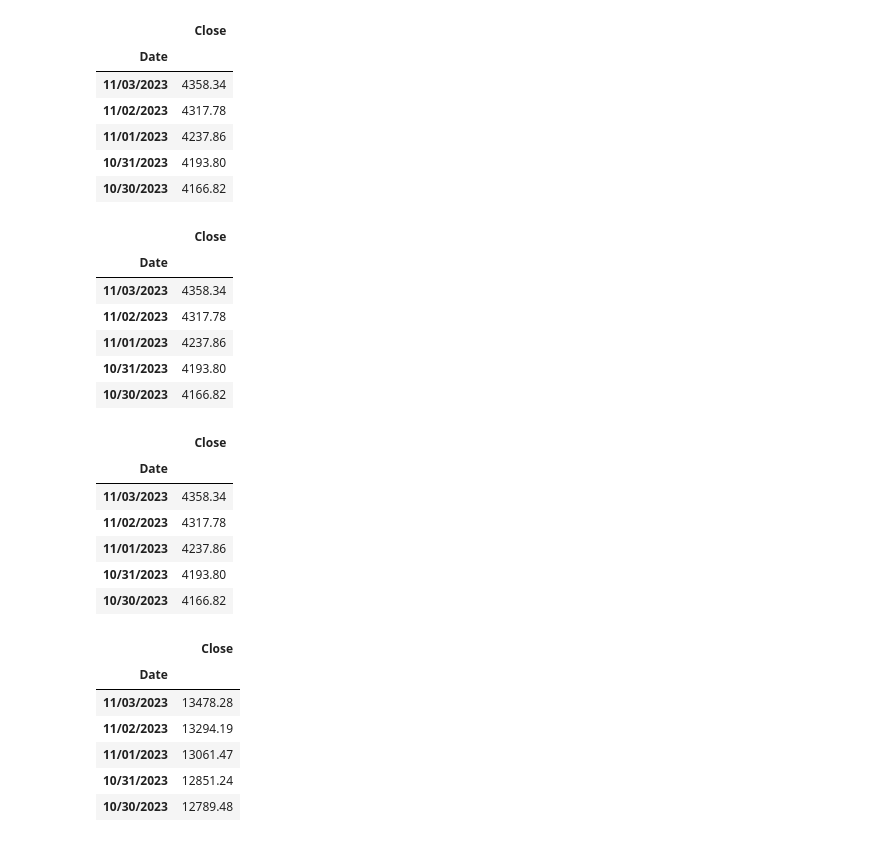
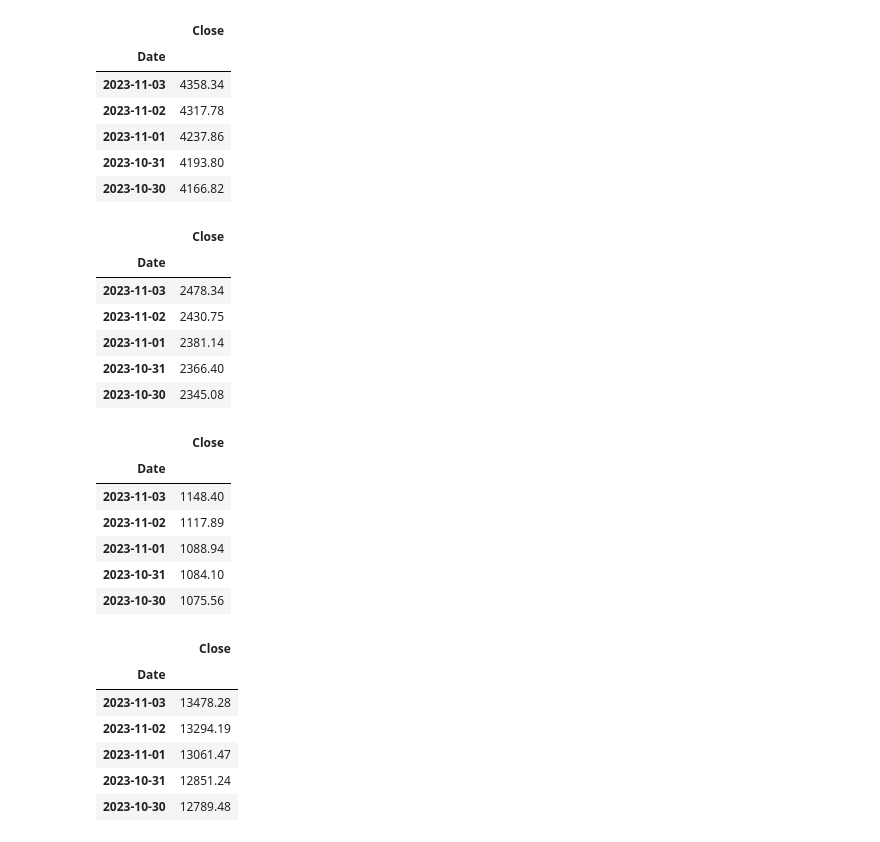
Before and after one commit to Graci98/Group-1, a Jupyter notebook: investment_analysis.ipynb, the cells around one changed output. Drawn from its saved outputs; the diff is of its cells as text; code cells hidden in the pictures.

Commit message:
Fixed some issues with cleaning the data and entered all the code for quantitative analysis.

```diff
--- a/investment_analysis.ipynb
+++ b/investment_analysis.ipynb
@@ -11,71 +12,83 @@ from pathlib import Path
 ## Read in CSV files and Clean data
 # %%
 # Read in S&P 500 (SPX), set Date as index, drop extra columns (keep the "Close" column), and drop nulls
-spx_data = pd.read_csv(Path("./SPX.csv"), index_col="Date")
+spx_data = pd.read_csv(Path("./SPX.csv"))
 spx_data = spx_data.drop(columns=["Open", "High", "Low"])
 spx_data["Close"] = spx_data["Close"].str.replace(',','')
 spx_data["Close"].replace({'Close': None},inplace =True, regex= True)
+spx_data["Date"].replace({'Date': None},inplace =True, regex= True)
+spx_data["Close"] = spx_data["Close"].astype("float")
+spx_data = spx_data.set_index("Date")
+spx_data.index = pd.to_datetime(spx_data.index)
 spx_data = spx_data.dropna().copy()
-spx_data["Close"] = spx_data["Close"].astype("float")
 spx_data.head()
 # %% [output]
 |  | Close |
 | Date |  |
-| 11/03/2023 | 4358.34 |
-| 11/02/2023 | 4317.78 |
-| 11/01/2023 | 4237.86 |
-| 10/31/2023 | 4193.80 |
-| 10/30/2023 | 4166.82 |
+| 2023-11-03 | 4358.34 |
+| 2023-11-02 | 4317.78 |
+| 2023-11-01 | 4237.86 |
+| 2023-10-31 | 4193.80 |
+| 2023-10-30 | 4166.82 |
 # %%
 # Read in S&P 400 MidCap Index (MID), set Date as index, drop extra columns (keep the "Close" column), and drop nulls
-sp400_data = pd.read_csv(Path("./sp400_MID.csv"), index_col="Date")
+sp400_data = pd.read_csv(Path("./sp400_MID.csv"))
 sp400_data = sp400_data.drop(columns=["Open", "High", "Low"])
 sp400_data["Close"] = sp400_data["Close"].str.replace(',','')
 sp400_data["Close"].replace({'Close': None},inplace =True, regex= True)
-sp400_data = spx_data.dropna().copy()
+sp400_data["Date"].replace({'Date': None},inplace =True, regex= True)
 sp400_data["Close"] = sp400_data["Close"].astype("float")
+sp400_data = sp400_data.set_index("Date")
+sp400_data.index = pd.to_datetime(sp400_data.index)
+sp400_data = sp400_data.dropna().copy()
 sp400_data.head()
 # %% [output]
 |  | Close |
 | Date |  |
-| 11/03/2023 | 4358.34 |
-| 11/02/2023 | 4317.78 |
-| 11/01/2023 | 4237.86 |
-| 10/31/2023 | 4193.80 |
-| 10/30/2023 | 4166.82 |
+| 2023-11-03 | 2478.34 |
+| 2023-11-02 | 2430.75 |
+| 2023-11-01 | 2381.14 |
+| 2023-10-31 | 2366.40 |
+| 2023-10-30 | 2345.08 |
 # %%
 # Read in S&P SmallCap 600 (SML), set Date as index, drop extra columns (keep the "Close" column), and drop nulls
-sp600_data = pd.read_csv(Path("./sp600_SML.csv"), index_col="Date")
+sp600_data = pd.read_csv(Path("./sp600_SML.csv"))
 sp600_data = sp600_data.drop(columns=["Open", "High", "Low"])
 sp600_data["Close"] = sp600_data["Close"].str.replace(',','')
 sp600_data["Close"].replace({'Close': None},inplace =True, regex= True)
-sp600_data = spx_data.dropna().copy()
+sp600_data["Date"].replace({'Date': None},inplace =True, regex= True)
 sp600_data["Close"] = sp600_data["Close"].astype("float")
+sp600_data = sp600_data.set_index("Date")
+sp600_data.index = pd.to_datetime(sp600_data.index)
+sp600_data = sp600_data.dropna().copy()
 sp600_data.head()
 # %% [output]
 |  | Close |
 | Date |  |
-| 11/03/2023 | 4358.34 |
-| 11/02/2023 | 4317.78 |
-| 11/01/2023 | 4237.86 |
-| 10/31/2023 | 4193.80 |
-| 10/30/2023 | 4166.82 |
+| 2023-11-03 | 1148.40 |
+| 2023-11-02 | 1117.89 |
+| 2023-11-01 | 1088.94 |
+| 2023-10-31 | 1084.10 |
+| 2023-10-30 | 1075.56 |
 # %%
 # Read in Nasdaq Composite (COMP), set Date as index, drop extra columns (keep the "Close" column), and drop nulls
-nasdaq_data = pd.read_csv(Path("./nasdaq_COMP.csv"), index_col="Date")
+nasdaq_data = pd.read_csv(Path("./nasdaq_COMP.csv"))
 nasdaq_data = nasdaq_data.drop(columns=["Open", "High", "Low"])
 nasdaq_data["Close"] = nasdaq_data["Close"].str.replace(',','')
 nasdaq_data["Close"].replace({'Close': None},inplace =True, regex= True)
+nasdaq_data["Date"].replace({'Date': None},inplace =True, regex= True)
+nasdaq_data["Close"] = nasdaq_data["Close"].astype("float")
+nasdaq_data = nasdaq_data.set_index("Date")
+nasdaq_data.index = pd.to_datetime(nasdaq_data.index)
 nasdaq_data = nasdaq_data.dropna().copy()
-nasdaq_data["Close"] = nasdaq_data["Close"].astype("float")
 nasdaq_data.head()
 # %% [output]
 |  | Close |
 | Date |  |
-| 11/03/2023 | 13478.28 |
-| 11/02/2023 | 13294.19 |
-| 11/01/2023 | 13061.47 |
-| 10/31/2023 | 12851.24 |
-| 10/30/2023 | 12789.48 |
+| 2023-11-03 | 13478.28 |
+| 2023-11-02 | 13294.19 |
+| 2023-11-01 | 13061.47 |
+| 2023-10-31 | 12851.24 |
+| 2023-10-30 | 12789.48 |
 # %%
 # Read in 10 Year Treasury Rate (TNX), set Date as index, drop extra columns (keep the "Close" column), and drop nulls
```
Also changed, not shown: parts of 34 cells of this notebook, 1 other file.
